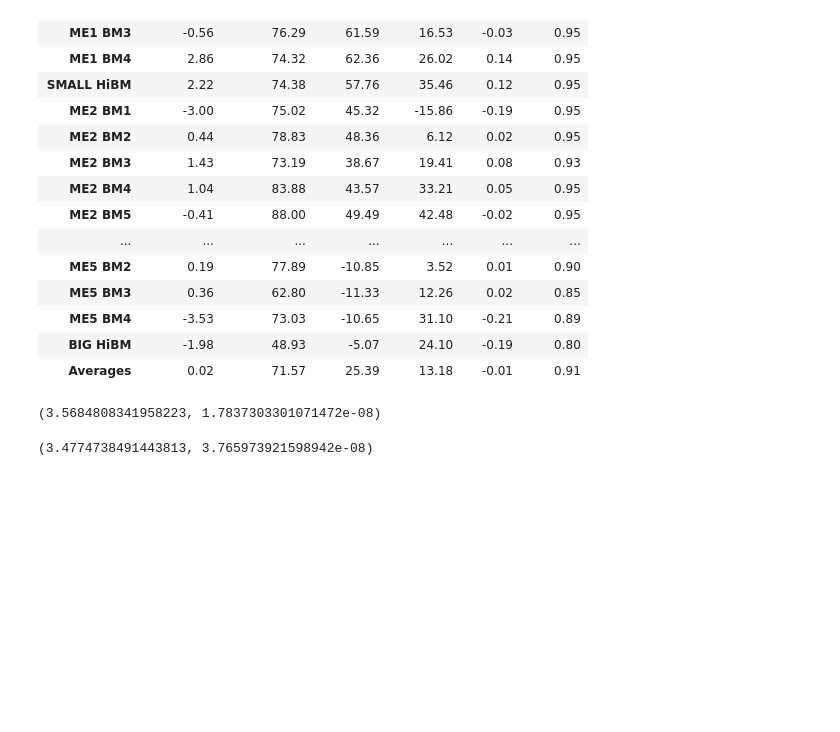
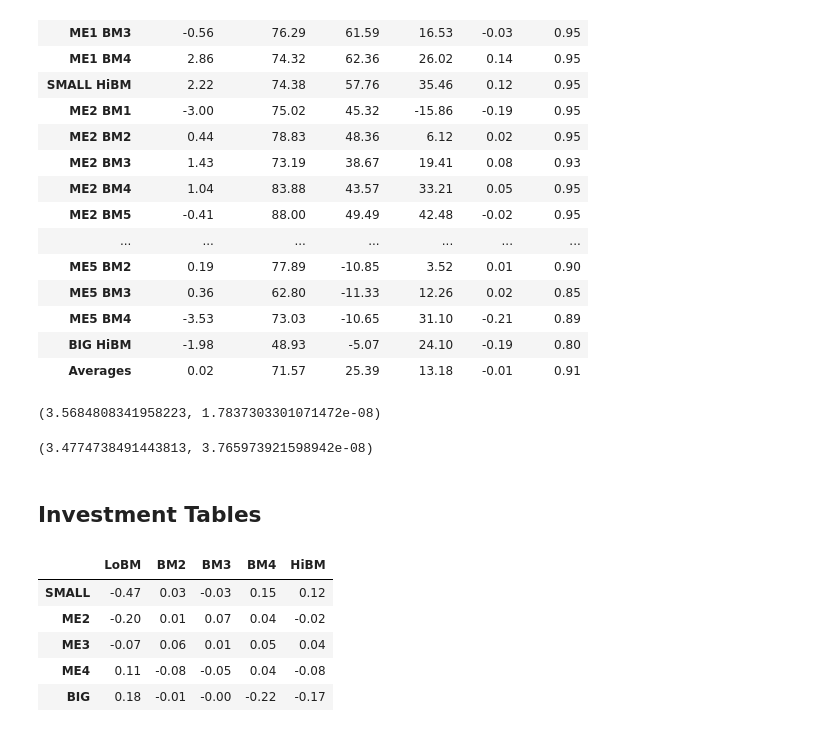
Before and after one commit to GeorgeHockey/asset-pricing, a Jupyter notebook: asset_pricing3.ipynb, the cells around one changed output. Drawn from its saved outputs; the diff is of its cells as text; code cells hidden in the pictures; blank space fills up the shorter version.

Commit message:
Added tables for the two farma models, showing little difference in adding investment factor

```diff
--- a/asset_pricing3.ipynb
+++ b/asset_pricing3.ipynb
@@ -257,3 +257,22 @@ ff_GRS, ff_p = calc_GRS(grs_b,factors,portfolio_25)
 ff_GRS, ff_p
 # %% [output]
 (3.4774738491443813, 3.765973921598942e-08)
+# %% [markdown]
+Investment Tables
+---
+# %%
+# Alphas : pricing error from inv farma french
+a = ff_investment_table["Alphas"]
+inv_alphas_table = pd.DataFrame(np.zeros((5,5)),index=["SMALL","ME2","ME3","ME4","BIG"],columns=["LoBM","BM2","BM3","BM4","HiBM"])
+for r in range(0,5):
+    for c in range(0,5):
+        n = r * 5 + c
+        inv_alphas_table.iloc[r,c] = a[n]
+inv_alphas_table.round(2)
+# %% [output]
+|  | LoBM | BM2 | BM3 | BM4 | HiBM |
+| SMALL | -0.47 | 0.03 | -0.03 | 0.15 | 0.12 |
+| ME2 | -0.20 | 0.01 | 0.07 | 0.04 | -0.02 |
+| ME3 | -0.07 | 0.06 | 0.01 | 0.05 | 0.04 |
+| ME4 | 0.11 | -0.08 | -0.05 | 0.04 | -0.08 |
+| BIG | 0.18 | -0.01 | -0.00 | -0.22 | -0.17 |
```
Also changed, not shown: parts of 8 cells of this notebook.
